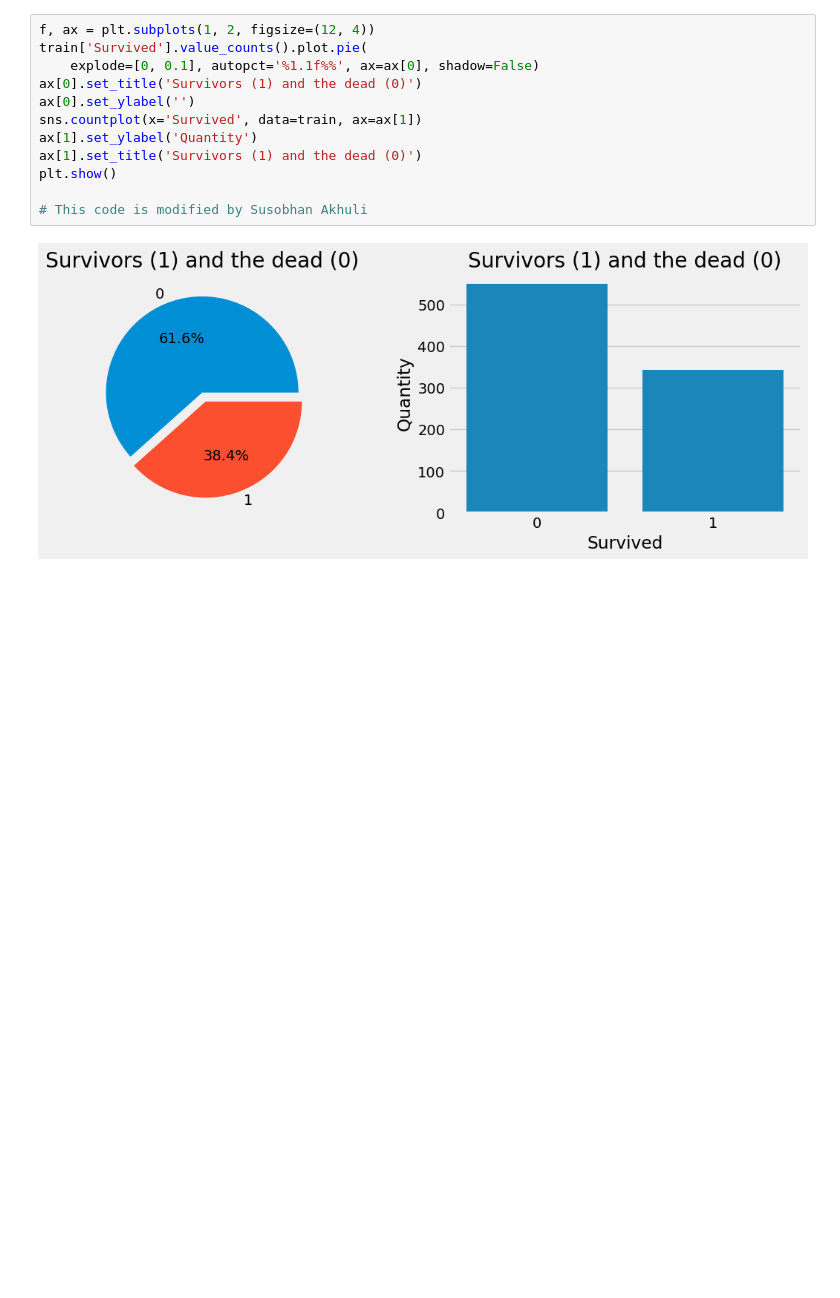
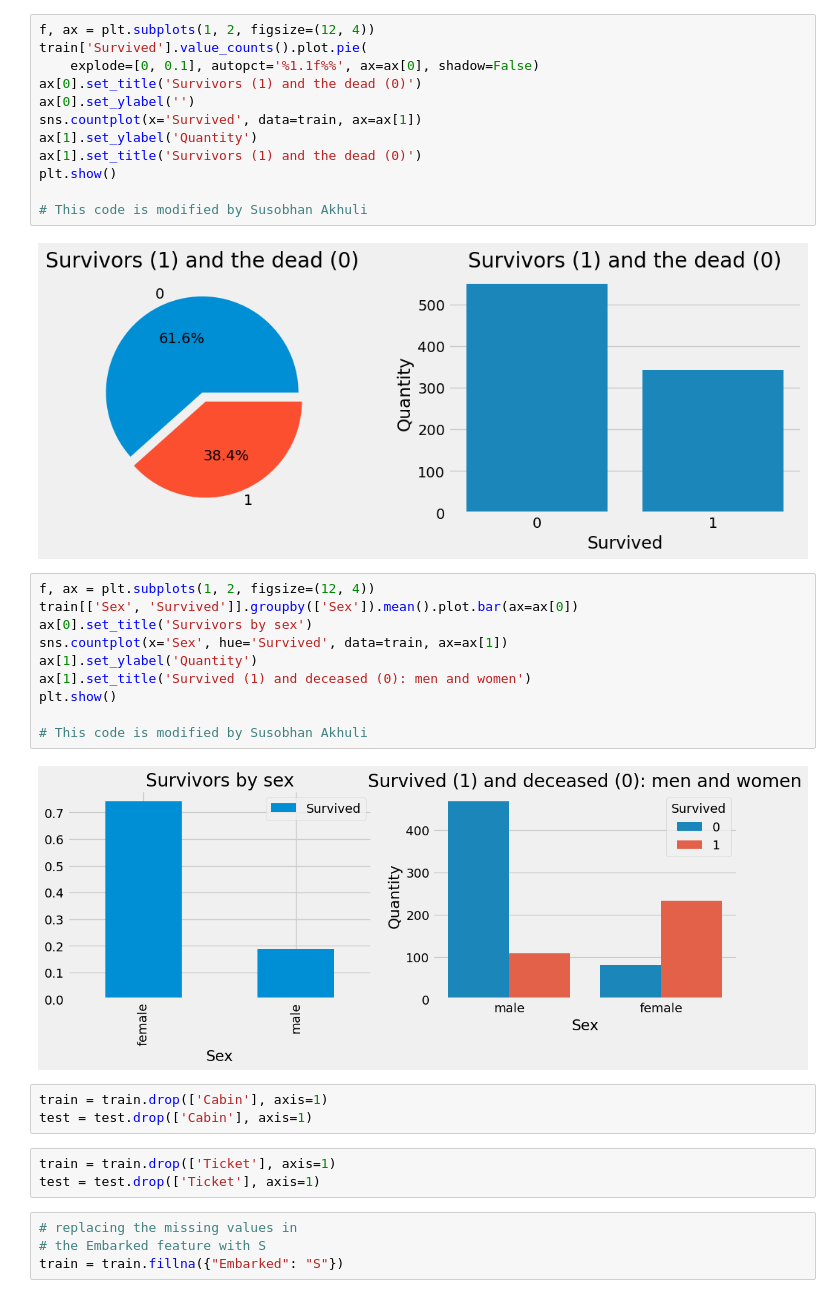
Before and after one commit to Sumanpradhan1706/data-analysis-projects, a Jupyter notebook: 04_Titanic Dataset Analysis and Survival Predictions/anaconda_projects/db/Titanic_Dataset_Analysis_and_Survival_Predictions.ipynb, the cells around one changed output. Drawn from its saved outputs; the diff is of its cells as text; blank space fills up the shorter version.

```diff
--- a/04_Titanic Dataset Analysis and Survival Predictions/anaconda_projects/db/Titanic_Dataset_Analysis_and_Survival_Predictions.ipynb
+++ b/04_Titanic Dataset Analysis and Survival Predictions/anaconda_projects/db/Titanic_Dataset_Analysis_and_Survival_Predictions.ipynb
@@ -68,3 +68,25 @@ plt.show()
 # This code is modified by Susobhan Akhuli
 # %% [output]
 [figure]
+# %%
+f, ax = plt.subplots(1, 2, figsize=(12, 4))
+train[['Sex', 'Survived']].groupby(['Sex']).mean().plot.bar(ax=ax[0])
+ax[0].set_title('Survivors by sex')
+sns.countplot(x='Sex', hue='Survived', data=train, ax=ax[1])
+ax[1].set_ylabel('Quantity')
+ax[1].set_title('Survived (1) and deceased (0): men and women')
+plt.show()
+
+# This code is modified by Susobhan Akhuli
+# %% [output]
+[figure, added]
+# %%
+train = train.drop(['Cabin'], axis=1)
+test = test.drop(['Cabin'], axis=1)
+# %%
+train = train.drop(['Ticket'], axis=1)
+test = test.drop(['Ticket'], axis=1)
+# %%
+# replacing the missing values in
+# the Embarked feature with S
+train = train.fillna({"Embarked": "S"})
```
Also changed, not shown: parts of 9 cells of this notebook, 1 other file.
